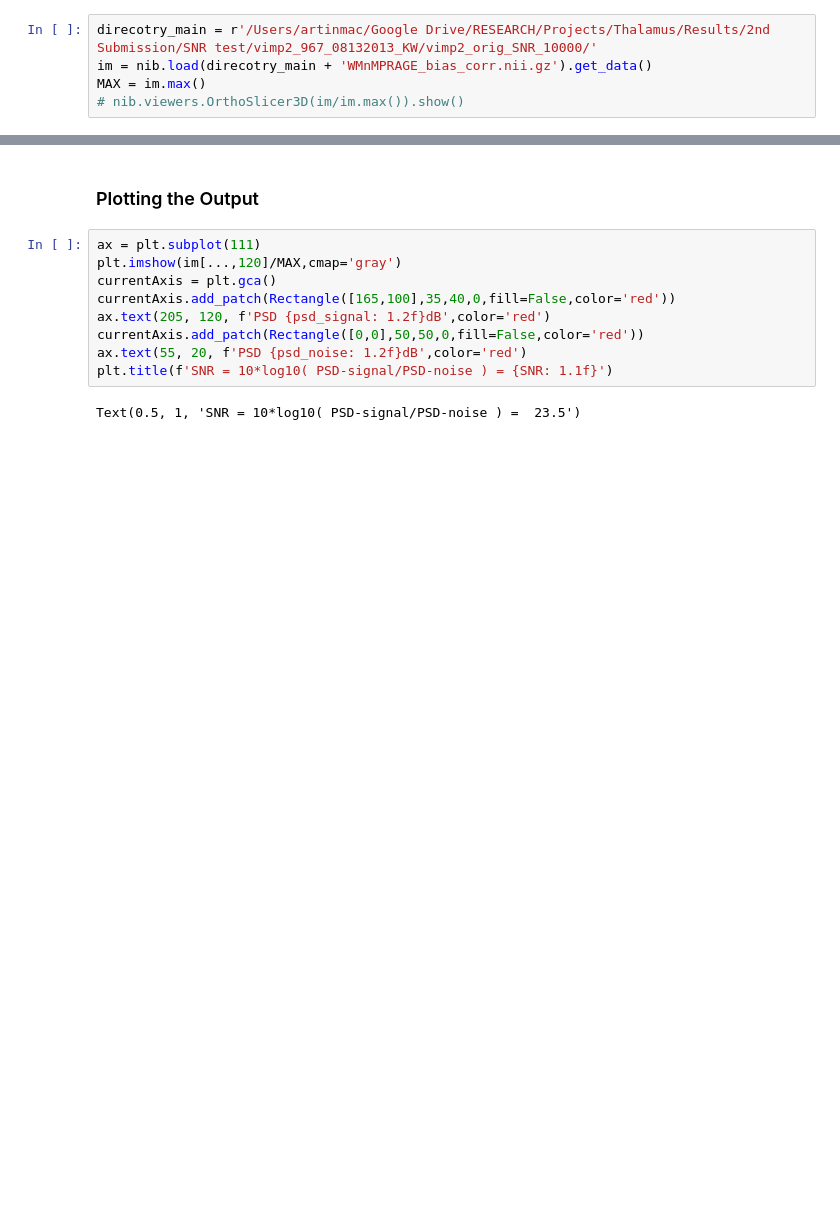
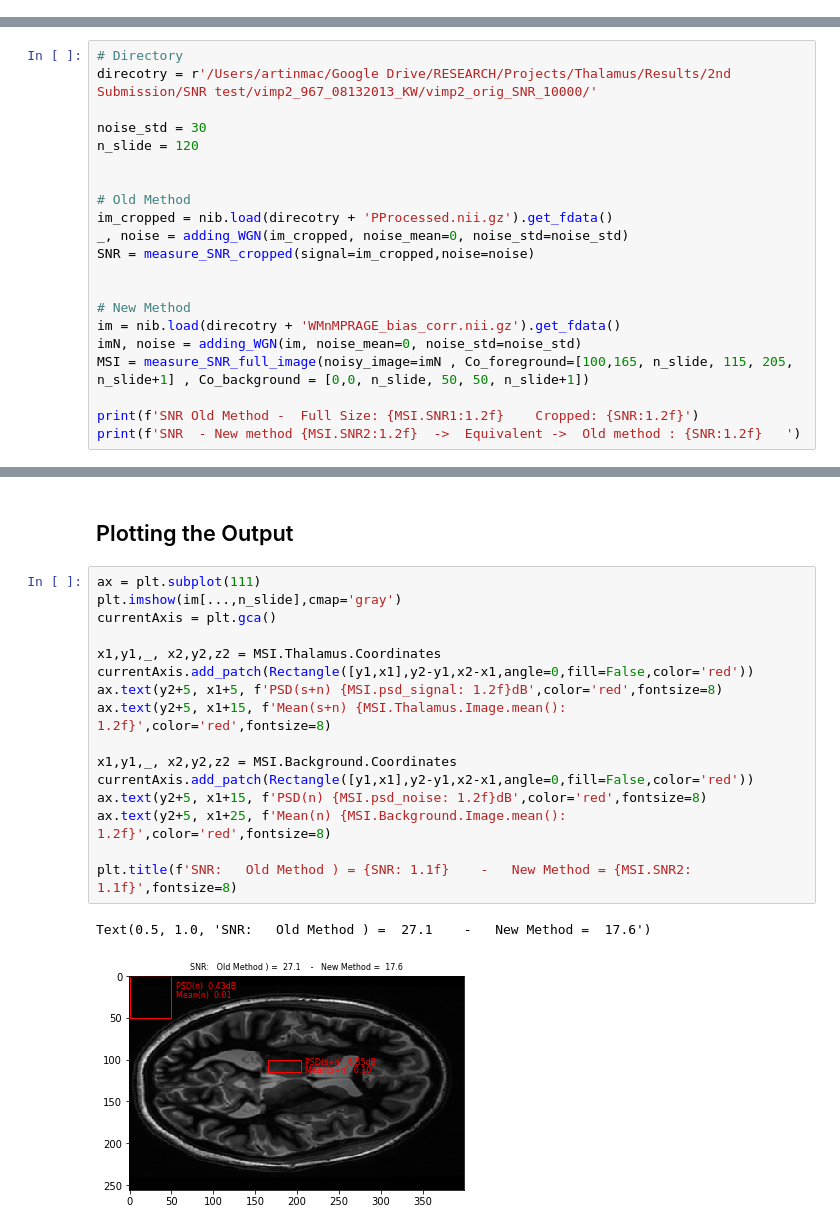
Before and after one commit to artinmajdi/Thalamic-Nuclei-Segmentation, a Jupyter notebook: otherFuncs/measuring_SRN.ipynb, the cells around one changed output, grey strips where cells are left out. Saved outputs shown, nothing was run; the diff lists cells and outputs as text; blank space fills up the shorter version.

Commit message:
finishing up SNR measurement

```diff
--- a/otherFuncs/measuring_SRN.ipynb
+++ b/otherFuncs/measuring_SRN.ipynb
@@ -11,5 +10,0 @@ from numpy.fft import fftshift, fft2
-# %%
-direcotry_main = r'/Users/artinmac/Google Drive/RESEARCH/Projects/Thalamus/Results/2nd Submission/SNR test/vimp2_967_08132013_KW/vimp2_orig_SNR_10000/'
-im = nib.load(direcotry_main + 'WMnMPRAGE_bias_corr.nii.gz').get_data()
-MAX = im.max()
-# nib.viewers.OrthoSlicer3D(im/im.max()).show()
@@ -30,0 +69,21 @@ SNR: 23.477282524108887
+# %%
+# Directory
+direcotry = r'/Users/artinmac/Google Drive/RESEARCH/Projects/Thalamus/Results/2nd Submission/SNR test/vimp2_967_08132013_KW/vimp2_orig_SNR_10000/'
+
+noise_std = 30
+n_slide = 120
+
+
+# Old Method
+im_cropped = nib.load(direcotry + 'PProcessed.nii.gz').get_fdata()
+_, noise = adding_WGN(im_cropped, noise_mean=0, noise_std=noise_std)
+SNR = measure_SNR_cropped(signal=im_cropped,noise=noise)
+
+
+# New Method
+im = nib.load(direcotry + 'WMnMPRAGE_bias_corr.nii.gz').get_fdata()
+imN, noise = adding_WGN(im, noise_mean=0, noise_std=noise_std)
+MSI = measure_SNR_full_image(noisy_image=imN , Co_foreground=[100,165, n_slide, 115, 205, n_slide+1] , Co_background = [0,0, n_slide, 50, 50, n_slide+1])
+
+print(f'SNR Old Method -  Full Size: {MSI.SNR1:1.2f}    Cropped: {SNR:1.2f}')
+print(f'SNR  - New method {MSI.SNR2:1.2f}  ->  Equivalent ->  Old method : {SNR:1.2f}   ')
@@ -31,13 +93,21 @@ SNR: 23.477282524108887
 # %% [markdown]
-### Plotting the Output
+## Plotting the Output
 # %%
 ax = plt.subplot(111)
-plt.imshow(im[...,120]/MAX,cmap='gray')
+plt.imshow(im[...,n_slide],cmap='gray')
 currentAxis = plt.gca()
-currentAxis.add_patch(Rectangle([165,100],35,40,0,fill=False,color='red'))
-ax.text(205, 120, f'PSD {psd_signal: 1.2f}dB',color='red')
-currentAxis.add_patch(Rectangle([0,0],50,50,0,fill=False,color='red'))
-ax.text(55, 20, f'PSD {psd_noise: 1.2f}dB',color='red')
-plt.title(f'SNR = 10*log10( PSD-signal/PSD-noise ) = {SNR: 1.1f}')
+
+x1,y1,_, x2,y2,z2 = MSI.Thalamus.Coordinates
+currentAxis.add_patch(Rectangle([y1,x1],y2-y1,x2-x1,angle=0,fill=False,color='red'))
+ax.text(y2+5, x1+5, f'PSD(s+n) {MSI.psd_signal: 1.2f}dB',color='red',fontsize=8)
+ax.text(y2+5, x1+15, f'Mean(s+n) {MSI.Thalamus.Image.mean(): 1.2f}',color='red',fontsize=8)
+
+x1,y1,_, x2,y2,z2 = MSI.Background.Coordinates
+currentAxis.add_patch(Rectangle([y1,x1],y2-y1,x2-x1,angle=0,fill=False,color='red'))
+ax.text(y2+5, x1+15, f'PSD(n) {MSI.psd_noise: 1.2f}dB',color='red',fontsize=8)
+ax.text(y2+5, x1+25, f'Mean(n) {MSI.Background.Image.mean(): 1.2f}',color='red',fontsize=8)
+
+plt.title(f'SNR:   Old Method ) = {SNR: 1.1f}    -   New Method = {MSI.SNR2: 1.1f}',fontsize=8)
 # %% [output]
-Text(0.5, 1, 'SNR = 10*log10( PSD-signal/PSD-noise ) =  23.5')
+Text(0.5, 1.0, 'SNR:   Old Method ) =  27.1    -   New Method =  17.6')
+[figure, added]
```
Also changed, not shown: parts of 12 cells of this notebook.
